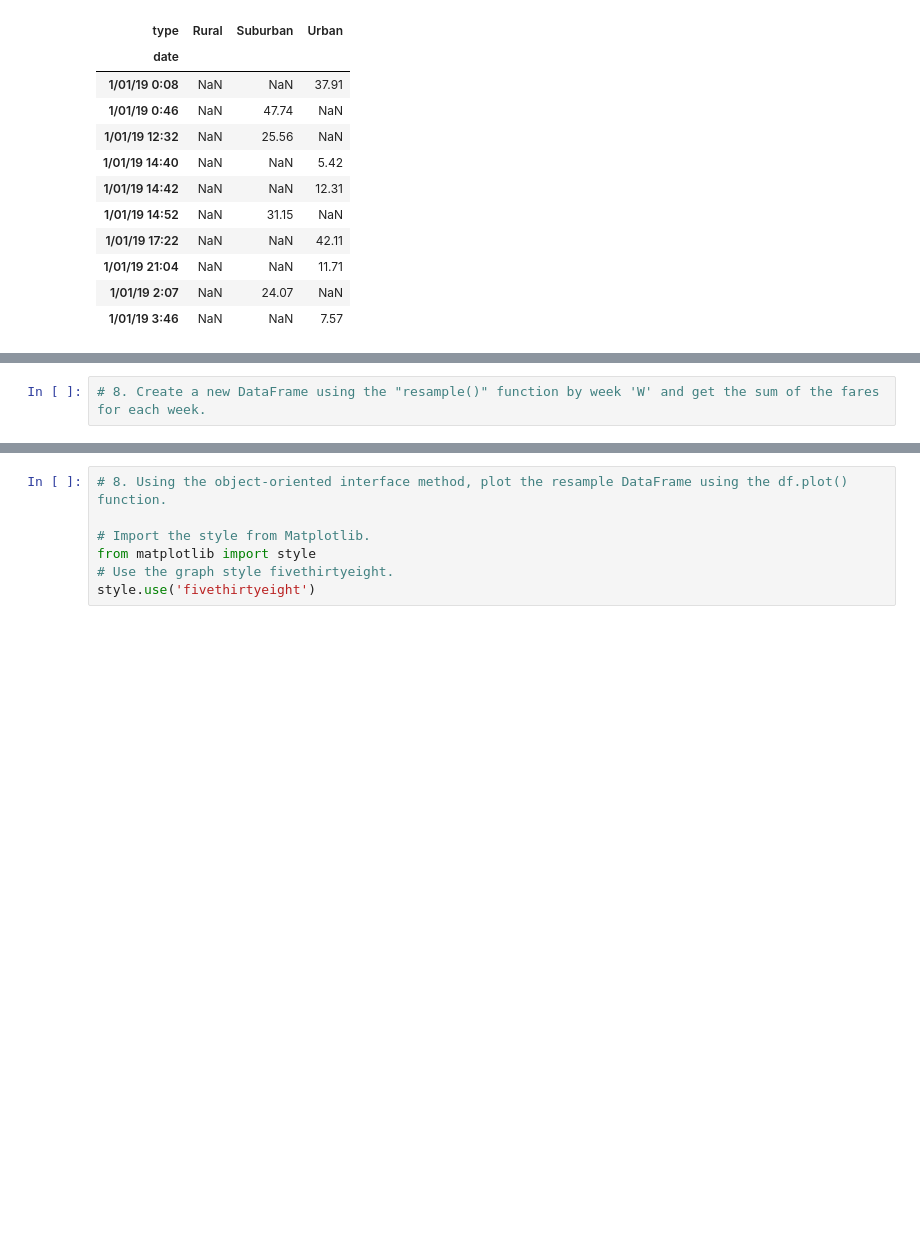
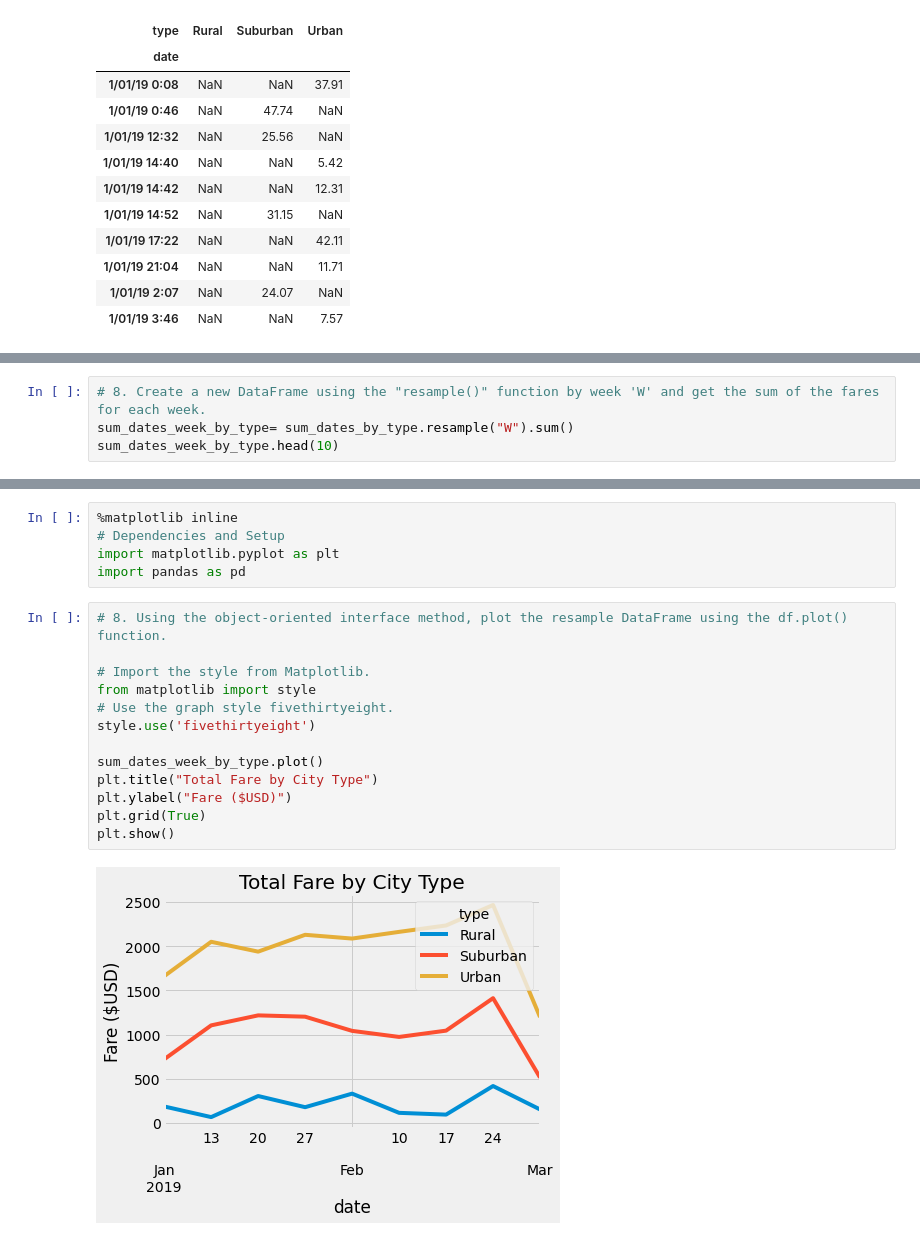
Before and after one commit to topeadeolatunji/Pyber_Analysis, a Jupyter notebook: PyBer_Challenge_starter_code.ipynb, the cells around one changed output, grey strips where cells are left out. Cells and saved outputs as stored; diff of their text form; blank space fills up the shorter version.

```diff
--- a/PyBer_Challenge_starter_code.ipynb
+++ b/PyBer_Challenge_starter_code.ipynb
@@ -428,2 +448,4 @@ memory usage: 0.0 bytes
 # %%
 # 8. Create a new DataFrame using the "resample()" function by week 'W' and get the sum of the fares for each week.
+sum_dates_week_by_type= sum_dates_by_type.resample("W").sum()
+sum_dates_week_by_type.head(10)
@@ -430,7 +464,20 @@ memory usage: 0.0 bytes
+# %%
+%matplotlib inline
+# Dependencies and Setup
+import matplotlib.pyplot as plt
+import pandas as pd
 # %%
 # 8. Using the object-oriented interface method, plot the resample DataFrame using the df.plot() function.
 
 # Import the style from Matplotlib.
 from matplotlib import style
 # Use the graph style fivethirtyeight.
 style.use('fivethirtyeight')
+
+sum_dates_week_by_type.plot()
+plt.title("Total Fare by City Type")
+plt.ylabel("Fare ($USD)")
+plt.grid(True)
+plt.show()
+# %% [output]
+[figure, added]
```
Also changed, not shown: parts of 4 cells of this notebook.
